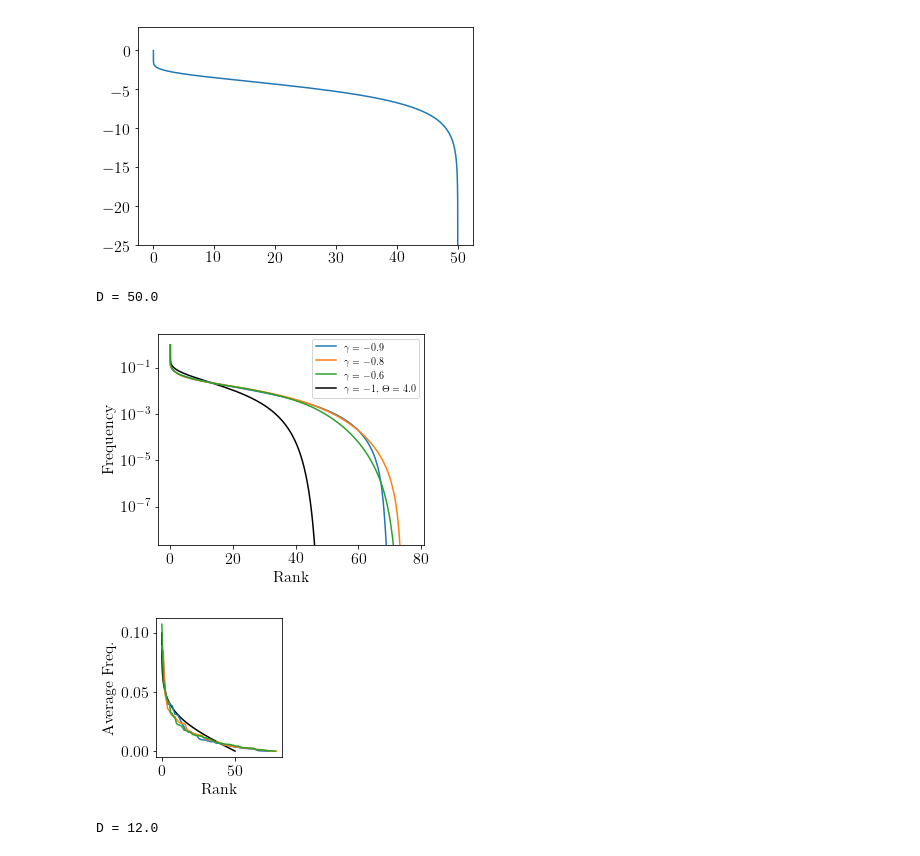
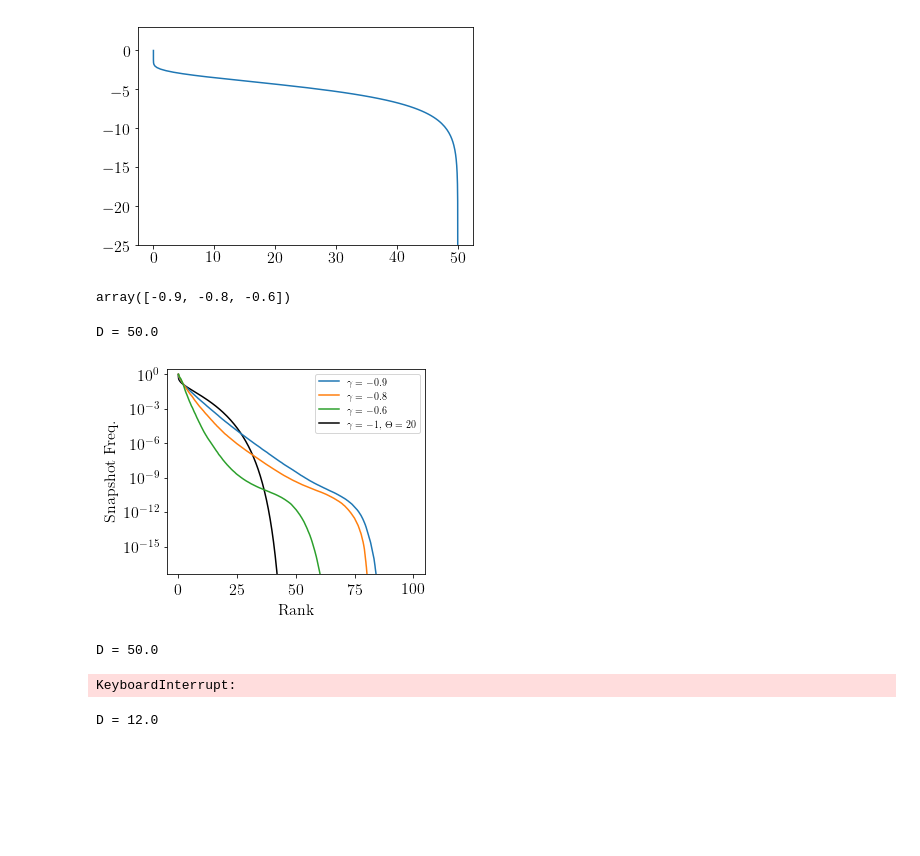
Before and after one commit to eco-theory/Island-eco-figures, a Jupyter notebook: Figure_plotting_2019_02.ipynb, the cells around one changed output. Drawn from its saved outputs; the diff is of its cells as text; code cells hidden in the pictures; blank space fills up the shorter version.

```diff
--- a/Figure_plotting_2019_02.ipynb
+++ b/Figure_plotting_2019_02.ipynb
@@ -1361,7 +1448,8 @@ print([D])
 # %%
 #Generate antisym rank abundance curve
 
-temp = .2*M
+#temp = .2*M
+temp = M
 beta = K/temp
 
 dfbar = 0.01/K
@@ -1441,33 +1529,54 @@ plt.ylim((-25,3))
 # %% [output]
 (-25, 3)
 [figure]
+# %%
+# load instantaneous rank-abundance curves
+
+file_name = 'island_rank_abundance_paper'
+with np.load(file_name+'.npz') as data:
+    gammas = data['gammas']
+    ranks = data['ranks']
+    abunds = data['abunds']
+# %%
+gammas
+# %% [output]
+array([-0.9, -0.8, -0.6])
+# %%
+D_ind = 7
+rep_ind =10
+g_list = [0,1,2]
+
+print('D = {}'.format(D_vec[D_ind]))
+
+
+plt.figure(figsize=(5,4))
+#for g_ind in g_list:
+#    plt.plot(K-x_rank_array[D_ind,g_ind,rep_ind,:],np.exp(x_vec),label=r'$\gamma = {}$'.format(g_vec[g_ind]))
+
+for i,gamma in enumerate(gammas):
+    plt.plot(ranks[i],abunds[i],label=r'$\gamma = {}$'.format(gamma))
+
+plt.plot(antisym_snapshot_rank,np.exp(x_vec),'k',label=r'$\gamma= -1$, $\Theta = {}$'.format(temp),zorder=-1)
+# plt.plot(neutral_snapshot_rank,np.exp(x_vec),'k--',label=r'Neutral',zorder=-.5)
+
+# plt.xscale('log')
+plt.yscale('log')
+# plt.xlim((-3,100))
+plt.ylim((np.exp(-40),3))
+
+plt.legend(prop = {'size':10})
+plt.ylabel('Snapshot Freq.')
+plt.xlabel('Rank')
+# plt.title('Snapshot')
+plt.tight_layout()
+
+#plt.savefig('islands_rank_abundance0_snapshot_D{}_rep{}.pdf'.format(D_ind,rep_ind))
+plt.savefig('figures/islands_rank_abundance_snapshot.pdf')
+# %% [output]
+D = 50.0
+[figure, added]
 # %%
-D_ind = 7
-rep_ind =10
-g_list = [0,1,2]
 
-print('D = {}'.format(D_vec[D_ind]))
-
-
-plt.figure(figsize=(5,4))
-for g_ind in g_list:
-    plt.plot(K-x_rank_array[D_ind,g_ind,rep_ind,:],np.exp(x_vec),label=r'$\gamma = {}$'.format(g_vec[g_ind]))
-
-plt.plot(antisym_snapshot_rank,np.exp(x_vec),'k',label=r'$\gamma= -1$, $\Theta = {}$'.format(temp),zorder=-1)
-# plt.plot(neutral_snapshot_rank,np.exp(x_vec),'k--',label=r'Neutral',zorder=-.5)
-
-# plt.xscale('log')
-plt.yscale('log')
-# plt.xlim((-3,100))
-plt.ylim((np.exp(-20),3))
-
-plt.legend(prop = {'size':10})
-plt.ylabel('Frequency')
-plt.xlabel('Rank')
-# plt.title('Snapshot')
-plt.tight_layout()
-
-plt.savefig('islands_rank_abundance0_snapshot_D{}_rep{}.pdf'.format(D_ind,rep_ind))
 
 plt.figure(figsize=(3,3))
 for g_ind in g_list:
@@ -1495,8 +1604,7 @@ plt.tight_layout()
 plt.savefig('islands_rank_abundance0_average_D{}_rep{}.pdf'.format(D_ind,rep_ind))
 # %% [output]
 D = 50.0
-[figure, removed]
-[figure, removed]
+KeyboardInterrupt:
 # %%
 #Generate antisym rank abundance curve
 
```
Also changed, not shown: parts of 13 cells of this notebook, 1 other file.
